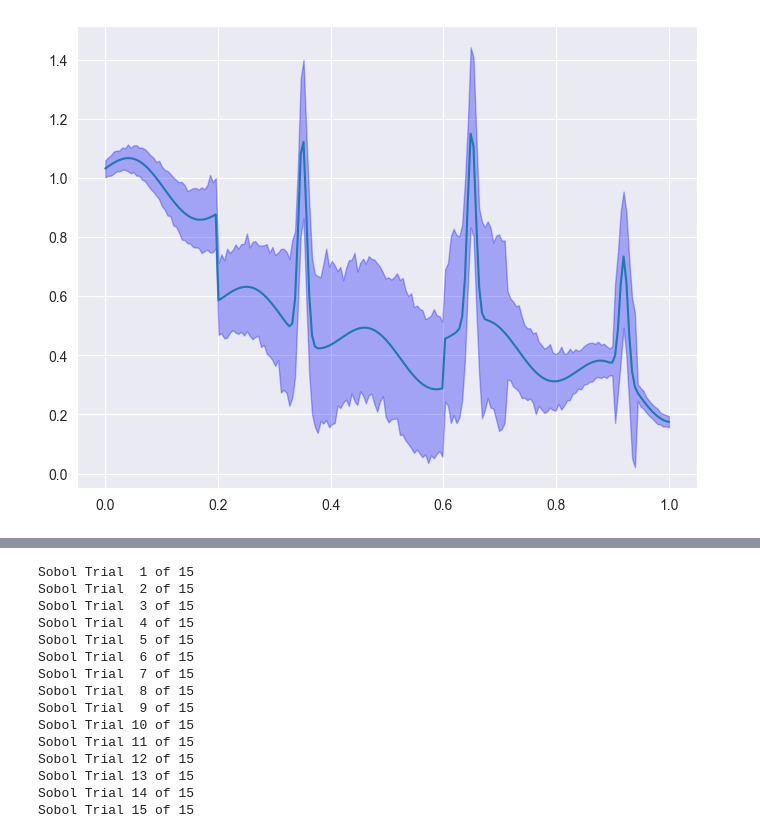
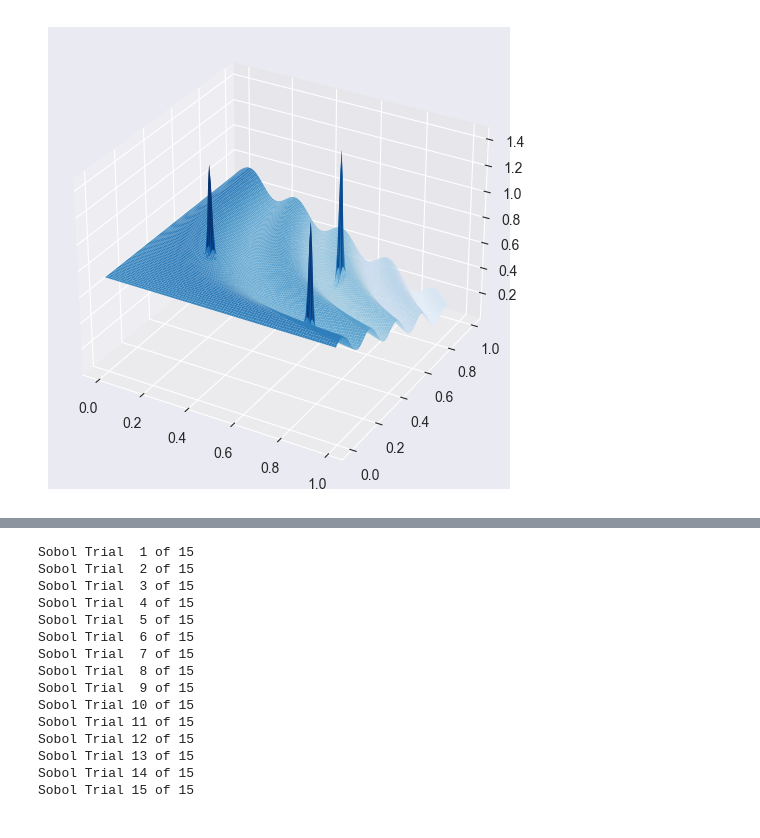
Before and after one commit to acb-code/extrema_search, a Jupyter notebook: src/notebooks/benchmark_nonbalanced_nd.ipynb, the cells around one changed output, grey strips where cells are left out. Cells and saved outputs as stored; diff of their text form; code cells hidden in the pictures.

```diff
--- a/src/notebooks/benchmark_nonbalanced_nd.ipynb
+++ b/src/notebooks/benchmark_nonbalanced_nd.ipynb
@@ -59,6 +49,0 @@ def mme_torch(x):
-# %%
-x1 = torch.linspace(0,1.0,200)
-y1 = mme_torch(x1)
-fig, ax = plt.subplots(1, 1, figsize=(8,6))
-sns.lineplot(x=x1, y=y1, ax=ax, color='r')
-plt.savefig(datasavedir + '/'+'mean_test_problem'+'.png')
@@ -108,19 +49,0 @@ plt.savefig(datasavedir + '/'+'full_test_problem_one_realization'+'.png')
-# %%
-# plot noise bounds as 99% confidence interval
-# generate realizations of the function
-num_reals = 500
-num_x = 200
-x1 = torch.linspace(0,1.0,num_x)
-y_reps = torch.DoubleTensor(num_x, num_reals)
-y_deter = mme_noise_jump_1d_mean(x1)
-for i in range(num_reals):
-    y_reps[:,i] = mme_noise_jump_1d(x1)
-
-fig, ax = plt.subplots(1, 1, figsize=(8,6))
-sns.lineplot(x=x1, y=y_deter, ax=ax)
-upper_99 = torch.quantile(y_reps, 0.995, dim=1)
-lower_01 = torch.quantile(y_reps, 0.005, dim=1)
-ax.fill_between(x1, lower_01, upper_99, color='b', alpha=0.3, label=r'99% quantiles')
-plt.savefig(datasavedir + '/'+'full_test_problem_bounds'+'.png')
-# %% [output]
-[figure, removed]
@@ -131,0 +50,24 @@ def outcome_objective(x):
+# %%
+# and with addition of smooth global behavior
+def mme_add_2d(x1, x2):
+    y = (torch.exp(-(150.*(x1-0.65))**2.)) * (torch.exp(-(50.*(x2-0.65))**2.))
+    y += 0.7*(torch.exp(-(150.*(x1-0.25))**2.)) * (torch.exp(-(50.*(x2-0.35))**2.))
+    y += 0.8*(torch.exp(-(150.*(x1-0.8))**2.)) * (torch.exp(-(50.*(x2-0.15))**2.))
+    y += 0.66*(-1.*x2*x1 + 0.1*torch.sin(30.*x1*x2)) + 0.73
+    return y
+
+x1 = torch.arange(0.0, 1.0, 0.01)
+x2 = torch.arange(0.0, 1.0, 0.01)
+X1, X2 = torch.meshgrid([x1, x2])
+Z = mme_add_2d(X1, X2)
+from matplotlib import ticker, cm
+fig, ax = plt.subplots(subplot_kw=dict(projection='3d'), figsize=(8,6))
+
+from matplotlib.colors import LightSource
+ls = LightSource(270, 45)
+rgb = ls.shade(Z.numpy(), cmap=cm.gist_earth, vert_exag=0.1, blend_mode='soft')
+surf = ax.plot_surface(X1, X2, Z, cmap='Blues', shade=False, cstride=1, rstride=1, linewidth=0)
+# surf = ax.plot_surface(X1, X2, Z, facecolors=rgb, shade=False)
+plt.savefig(datasavedir + '/'+'2d_mme_attempt'+'.png')
+# %% [output]
+[figure, added]
```
Also changed, not shown: parts of 11 cells of this notebook, 1 other file.
